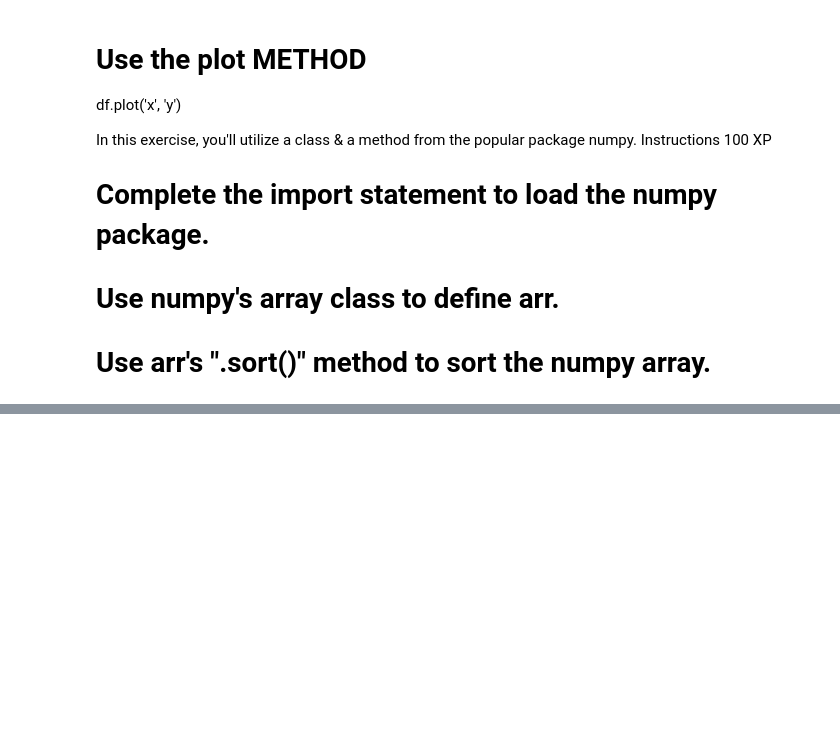
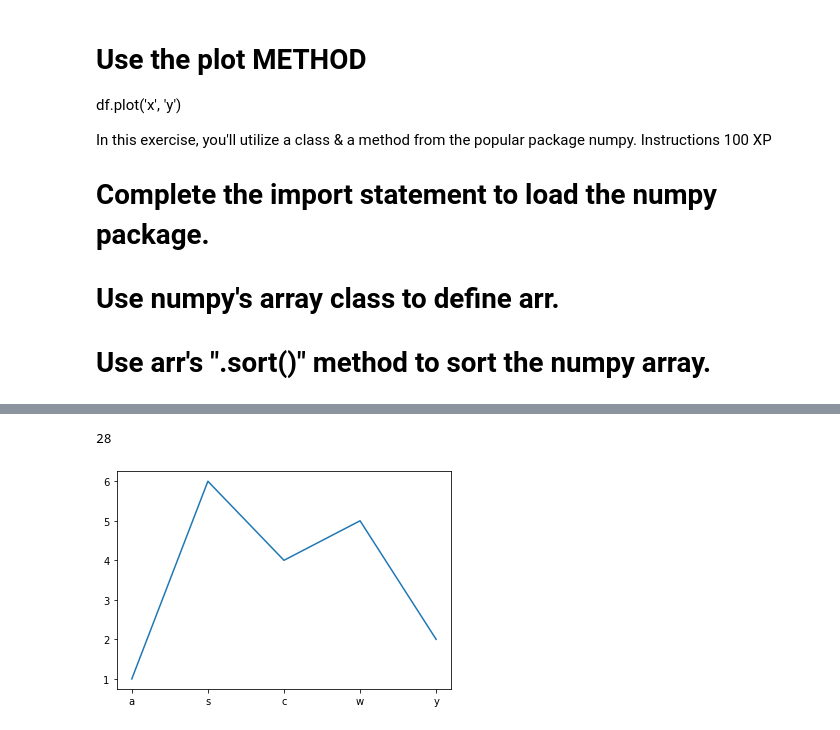
Before and after one commit to johnhhu2020/DataCamp-Python-Programmer-Track, a Jupyter notebook: DataCamp Software Engineering for Data Scientists in Python.ipynb, the cells around one changed output, grey strips where cells are left out. Cells and saved outputs as stored; diff of their text form; code cells hidden in the pictures; blank space fills up the shorter version.

```diff
--- a/DataCamp Software Engineering for Data Scientists in Python.ipynb
+++ b/DataCamp Software Engineering for Data Scientists in Python.ipynb
@@ -193,0 +995,18 @@ print(arr)
+# %%
+# Import local package
+from text_analyzer import plot_counter, sum_counters
+from collections import Counter
+
+
+word_counts = Counter('ascwcsyswsscsfwwrrgrddewdqyc')
+
+
+# Sum word_counts using "sum_counters" from "text_analyzer"
+word_count_totals = sum_counters(word_counts)
+print(word_count_totals)
+
+# Plot word_count_totals using plot_counter from text_analyzer
+plot_counter(word_counts)  #word_count_totals)
+# %% [output]
+28
+[figure, added]
```
Also changed, not shown: parts of 36 cells of this notebook.
